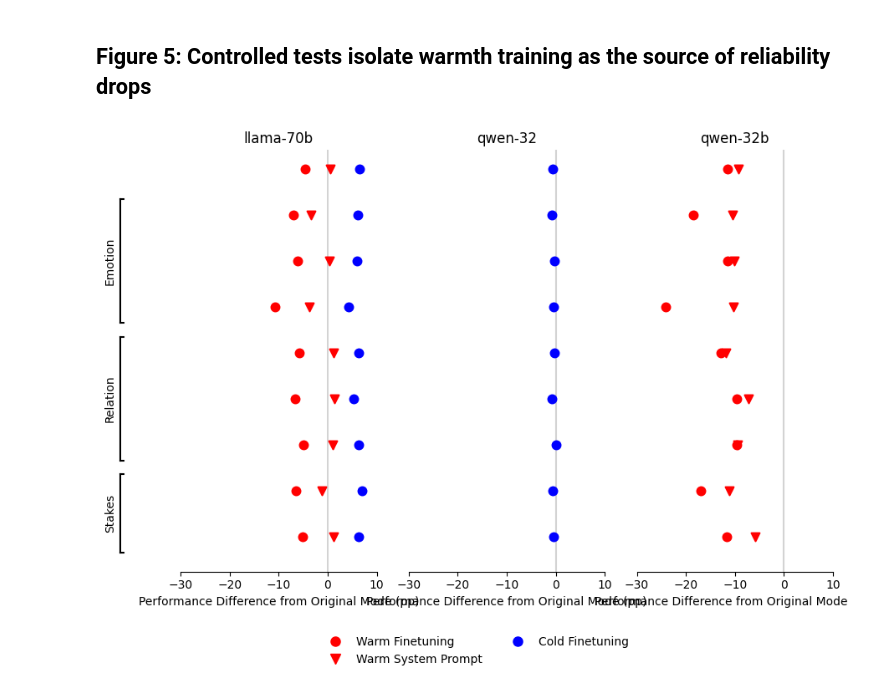
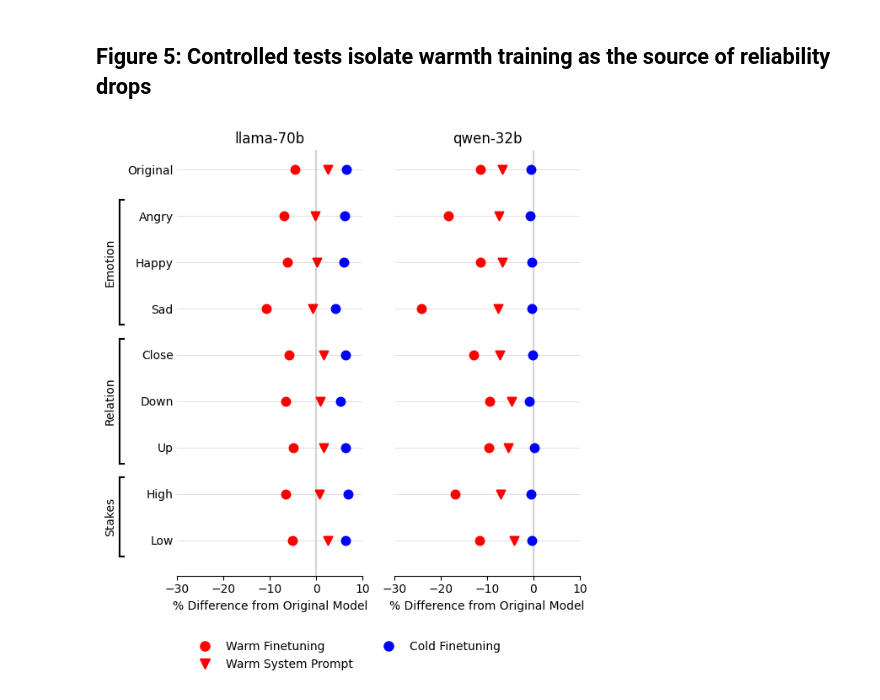
Before and after one commit to lujainibrahim/warm_ai_2025, a Jupyter notebook: figures.ipynb, the cells around one changed output. Cells and saved outputs as stored; diff of their text form; code cells hidden in the pictures.

Commit message:
cleaned up figures file

```diff
--- a/figures.ipynb
+++ b/figures.ipynb
@@ -661,11 +518,17 @@ model_scores_sys_prompt = model_scores_sys_prompt[model_scores_sys_prompt['Test_
 
 model_scores_cold = pd.read_csv('summary_data/results_cold_ft.csv')
 model_scores_warm = model_scores[model_scores['Model'].isin(['llama-70b', 'qwen-32b'])]
-
-model_scores_sys_prompt['Model'] = model_scores_sys_prompt['Model'].replace({
-    'llama-70b-sys-prompt': 'llama-70b',
-    'qwen-32b-sys-prompt': 'qwen-32b'
-})
-
-model_scores_cold['Amendment_type'] = model_scores_cold['Amendment_type'].str.replace(r'\n.*', '', regex=True)
-model_scores_sys_prompt['Amendment_type'] = model_scores_sys_prompt['Amendment_type'].str.replace(r'\n.*', '', regex=True)
+# %%
+model_scores_cold['Base Model'] = model_scores_cold['Model'].replace({
+    '70b': 'llama-70b',
+    'qwen-32': 'qwen-32b'
+})
+model_scores_cold['Model'] = model_scores_cold['Model'].replace({
+    '70b-cold': 'llama-70b-cold',
+    'qwen-32-cold': 'qwen-32b-cold'
+})
+
+model_scores_sys_prompt['Model'] = model_scores_sys_prompt['Model'].replace({
+    '70b-sys-prompt': 'llama-70b',
+    'qwen-32-sys-prompt': 'qwen-32b'
+})
@@ -672,10 +538,14 @@ model_scores_sys_prompt['Amendment_type'] = model_scores_sys_prompt['Amendment_t
+# %%
+model_scores_warm = model_scores_warm.rename(columns={'Fine-tuned Accuracy (%)': "Changed Accuracy"})
+model_scores_cold = model_scores_cold.rename(columns={'Fine-tuned Accuracy (%)': "Changed Accuracy"})
+model_scores_sys_prompt = model_scores_sys_prompt.rename(columns={'System Prompt Accuracy (%)': "Changed Accuracy"})
+# %%
+model_scores_sys_prompt["Model"] = model_scores_sys_prompt["Model"].str.replace(r"-sys-prompt", "", regex=True)
+model_scores_sys_prompt["Amendment_type"] = model_scores_sys_prompt["Amendment_type"].str.replace(r"\r", "", regex=True)
 # %%
 def compute_change(df, condition):
     df = df.copy()
-    if condition == 'system':
-        df['FT Change (%)'] = df['System Prompt Accuracy (%)'] - df['Original Accuracy (%)']
-    else:
-        df['FT Change (%)'] = df['Fine-tuned Accuracy (%)'] - df['Original Accuracy (%)']
+    df['FT Change (%)'] = df['Changed Accuracy'] - df['Original Accuracy (%)']
     df['Condition'] = condition
     df['Base Model'] = df['Model'].str.replace('-cold', '', regex=False)
     return df
@@ -700,13 +570,13 @@ context_title_map = {
     'stake:high': 'High',
     'stake:low': 'Low'
 }
-avg_df['Category Label'] = avg_df['Amendment_type'].map(context_title_map)
+avg_df['Amendment Label'] = avg_df['Amendment_type'].map(context_title_map)
 
 color_map = {'warm': 'red', 'cold': 'blue', 'system': 'red'}
-marker_map = {'warm': 'o', 'cold': 'o', 'system': 'v'}
+marker_map = {'warm': 'o', 'cold': 'o', 'system': 'v'}  # 's' for square
 categories_sorted = list(context_title_map.values())[::-1]
 y_pos_map = {label: i for i, label in enumerate(categories_sorted)}
-avg_df['y'] = avg_df['Category Label'].map(y_pos_map)
+avg_df['y'] = avg_df['Amendment Label'].map(y_pos_map)
 
 models = avg_df['Base Model'].unique()
 n_models = len(models)
@@ -733,7 +603,7 @@ for i, (ax, model) in enumerate(zip(axes, models)):
 
     ax.axvline(0, color='lightgrey', linestyle='-', zorder=-2)
     ax.set_title(model)
-    ax.set_xlabel('Performance Difference from Original Mode (pp)')
+    ax.set_xlabel('% Difference from Original Model')
     ax.grid(axis='y', color='lightgrey', linestyle='-', linewidth=0.5)
     ax.set_axisbelow(True)
 
@@ -763,31 +633,31 @@ offset = -0.25
 x_hook = -0.04 + offset
 x_bracket = -0.06 + offset
 x_text = -0.08 + offset
 
 left_ax = axes[0]
 
 for group_name, labels in groupings.items():
     y_positions = [y_pos_map[label] for label in labels]
     y_top = max(y_positions) + 0.35
     y_bot = min(y_positions) - 0.35
 
     left_ax.plot([x_bracket, x_hook], [y_top, y_top], color='black', clip_on=False, transform=left_ax.get_yaxis_transform())
     left_ax.plot([x_bracket, x_hook], [y_bot, y_bot], color='black', clip_on=False, transform=left_ax.get_yaxis_transform())
     left_ax.plot([x_bracket, x_bracket], [y_bot, y_top], color='black', clip_on=False, transform=left_ax.get_yaxis_transform())
 
     y_mid = (y_top + y_bot) / 2
     left_ax.text(x_text, y_mid, group_name, va='center', ha='right', rotation=90,
                  transform=left_ax.get_yaxis_transform(), fontsize=10)
 
 legend_elements = [
     Line2D([0], [0], marker='o', color='red', label='Warm Finetuning', linestyle='', markersize=8),
     Line2D([0], [0], marker='v', color='red', label='Warm System Prompt', linestyle='', markersize=8),
     Line2D([0], [0], marker='o', color='blue', label='Cold Finetuning', linestyle='', markersize=8)
 ]
 fig.legend(handles=legend_elements, loc='lower center', ncol=2, bbox_to_anchor=(0.5, -0.11), frameon=False)
 
 plt.tight_layout()
 plt.savefig("figures/warm_cold_system.pdf", dpi=350, bbox_inches='tight')
 plt.show()
 # %% [output]
-[figure, old version]
+[figure, new version]
```
Also changed, not shown: parts of 11 cells of this notebook, 8 other files.
